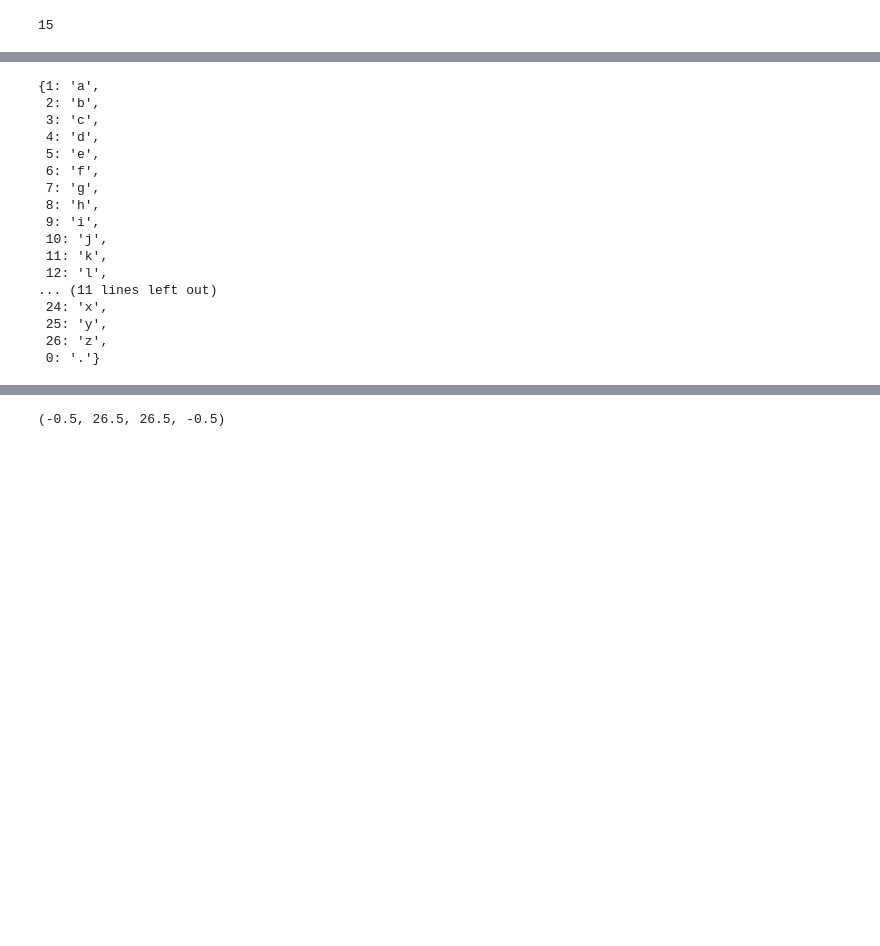
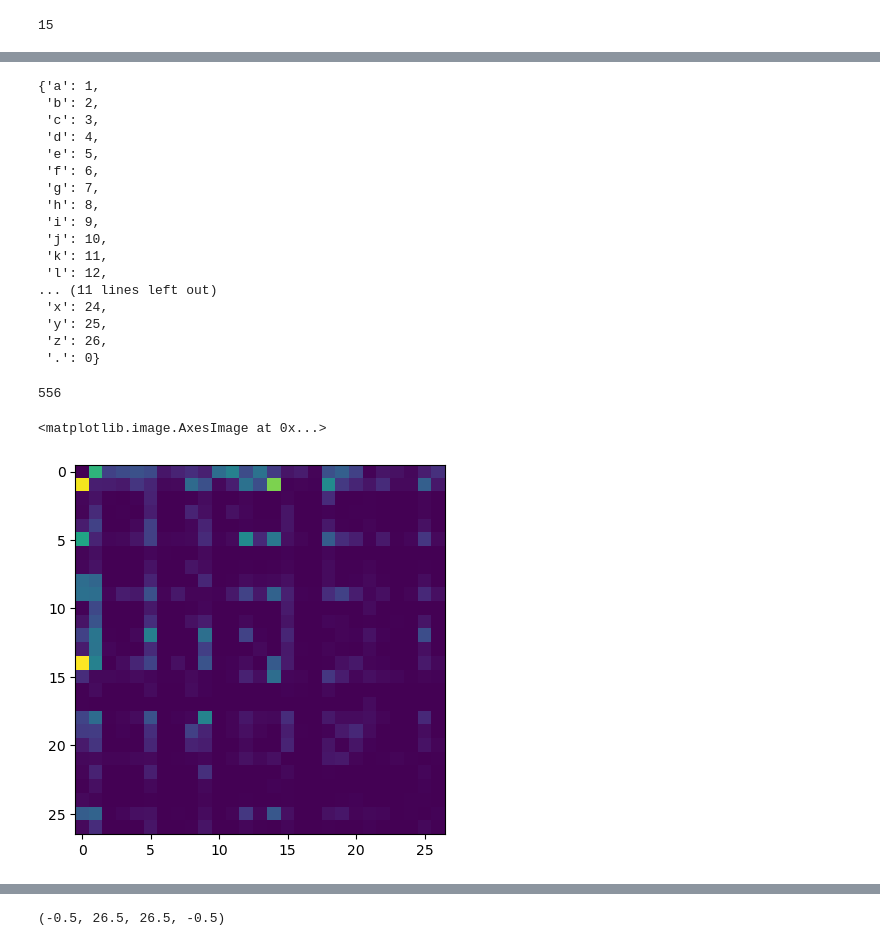
Before and after one commit to ELFAHIM96/NLP_DL_Methods, a Jupyter notebook: Bigram.ipynb, the cells around one changed output, grey strips where cells are left out. Drawn from its saved outputs; the diff is of its cells as text; code cells hidden in the pictures; blank space fills up the shorter version.

```diff
--- a/Bigram.ipynb
+++ b/Bigram.ipynb
@@ -64,37 +45,34 @@ torch.Size([27, 27])
 # %%
-chars = sorted(list(set(''.join(words))))
-
-stoi = {s:i+1 for i,s in enumerate(chars)}
+stoi = {s:i+1 for i, s in enumerate(chars)}
 stoi['.'] = 0
-
-itos = {value:key for key, value in stoi.items()}
-#itos = {i:s for i, s in enumerate(chars)}
+itos  ={s:i for s, i in stoi.items()}
 itos
 # %% [output]
-{1: 'a',
- 2: 'b',
- 3: 'c',
- 4: 'd',
- 5: 'e',
- 6: 'f',
- 7: 'g',
- 8: 'h',
- 9: 'i',
- 10: 'j',
- 11: 'k',
- 12: 'l',
+{'a': 1,
+ 'b': 2,
+ 'c': 3,
+ 'd': 4,
+ 'e': 5,
+ 'f': 6,
+ 'g': 7,
+ 'h': 8,
+ 'i': 9,
+ 'j': 10,
+ 'k': 11,
+ 'l': 12,
 ... (11 lines left out)
- 24: 'x',
- 25: 'y',
- 26: 'z',
- 0: '.'}
+ 'x': 24,
+ 'y': 25,
+ 'z': 26,
+ '.': 0}
 # %%
-b = {}
+
 for w in words:
-    chs = ['.']+list(w) +["."]
+    chs = ['.']+list(w) +['.']
     for ch1, ch2 in zip(chs, chs[1:]):
-        ix1 = stoi[ch1]
-        ix2 = stoi[ch2]
-        N[ix1, ix2] +=1
-
+        x1 = stoi[ch1]
+        x2 = stoi[ch2]
+        N[x1, x2] += 1
+        bigram = (ch1,ch2)
+        b[bigram] = b.get(bigram,0) + 1
         #print(ch1,ch2)
@@ -100,0 +82,9 @@ for w in words:
+# %%
+N[1, 1].item()
+# %% [output]
+556
+# %%
+plt.imshow(N)
+# %% [output]
+<matplotlib.image.AxesImage at 0x...>
+[figure, added]
```
Also changed, not shown: parts of 46 cells of this notebook, 1 other file.
